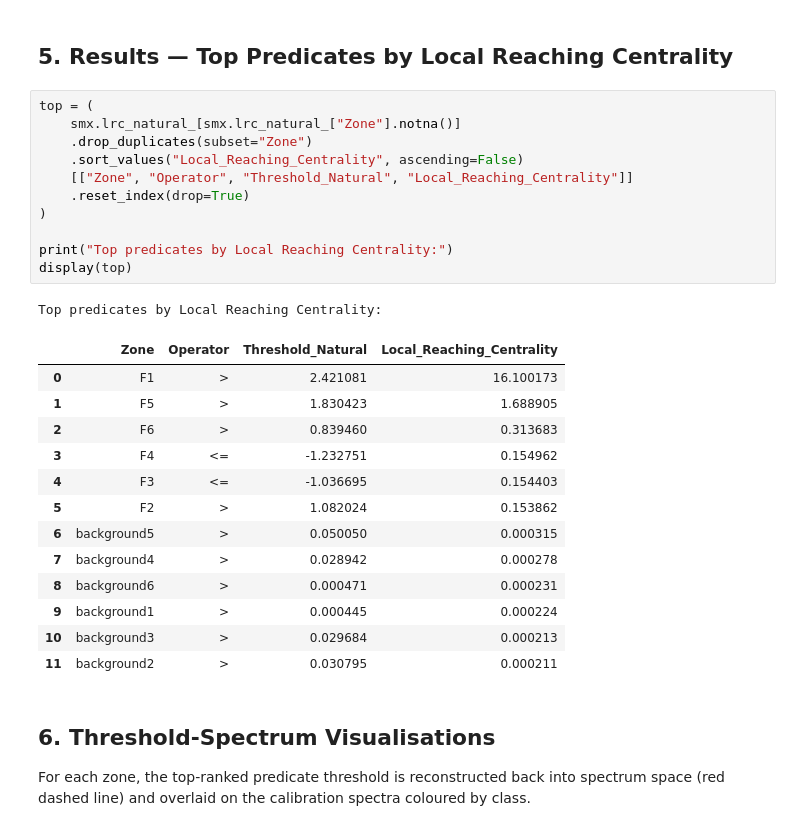
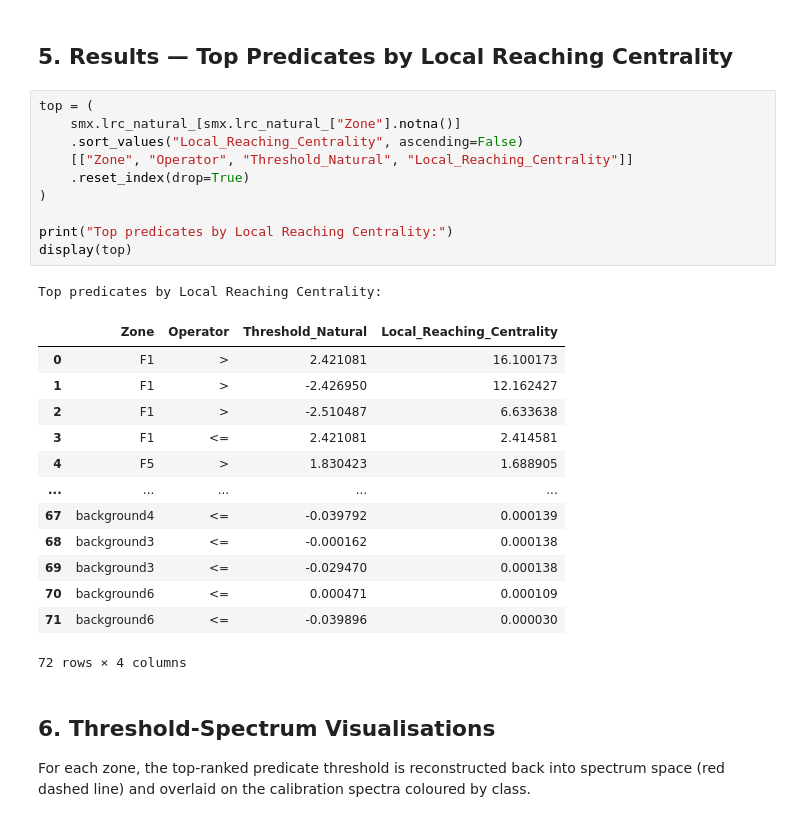
Before and after one commit to joseviniciusr/SMX, a Jupyter notebook: examples/quickstart.ipynb, the cells around one changed output. Drawn from its saved outputs; the diff is of its cells as text.

```diff
--- a/examples/quickstart.ipynb
+++ b/examples/quickstart.ipynb
@@ -188,29 +188,28 @@ Done.
 # %%
 top = (
     smx.lrc_natural_[smx.lrc_natural_["Zone"].notna()]
-    .drop_duplicates(subset="Zone")
     .sort_values("Local_Reaching_Centrality", ascending=False)
     [["Zone", "Operator", "Threshold_Natural", "Local_Reaching_Centrality"]]
     .reset_index(drop=True)
 )
 
 print("Top predicates by Local Reaching Centrality:")
 display(top)
 # %% [output]
 Top predicates by Local Reaching Centrality:
 |  | Zone | Operator | Threshold_Natural | Local_Reaching_Centrality |
 | 0 | F1 | > | 2.421081 | 16.100173 |
-| 1 | F5 | > | 1.830423 | 1.688905 |
-| 2 | F6 | > | 0.839460 | 0.313683 |
-| 3 | F4 | <= | -1.232751 | 0.154962 |
-| 4 | F3 | <= | -1.036695 | 0.154403 |
-| 5 | F2 | > | 1.082024 | 0.153862 |
-| 6 | background5 | > | 0.050050 | 0.000315 |
-| 7 | background4 | > | 0.028942 | 0.000278 |
-| 8 | background6 | > | 0.000471 | 0.000231 |
-| 9 | background1 | > | 0.000445 | 0.000224 |
-| 10 | background3 | > | 0.029684 | 0.000213 |
-| 11 | background2 | > | 0.030795 | 0.000211 |
+| 1 | F1 | > | -2.426950 | 12.162427 |
+| 2 | F1 | > | -2.510487 | 6.633638 |
+| 3 | F1 | <= | 2.421081 | 2.414581 |
+| 4 | F5 | > | 1.830423 | 1.688905 |
+| ... | ... | ... | ... | ... |
+| 67 | background4 | <= | -0.039792 | 0.000139 |
+| 68 | background3 | <= | -0.000162 | 0.000138 |
+| 69 | background3 | <= | -0.029470 | 0.000138 |
+| 70 | background6 | <= | 0.000471 | 0.000109 |
+| 71 | background6 | <= | -0.039896 | 0.000030 |
+72 rows × 4 columns
 # %% [markdown]
 ## 6. Threshold-Spectrum Visualisations
 
```
Also changed, not shown: parts of 1 cell of this notebook.
